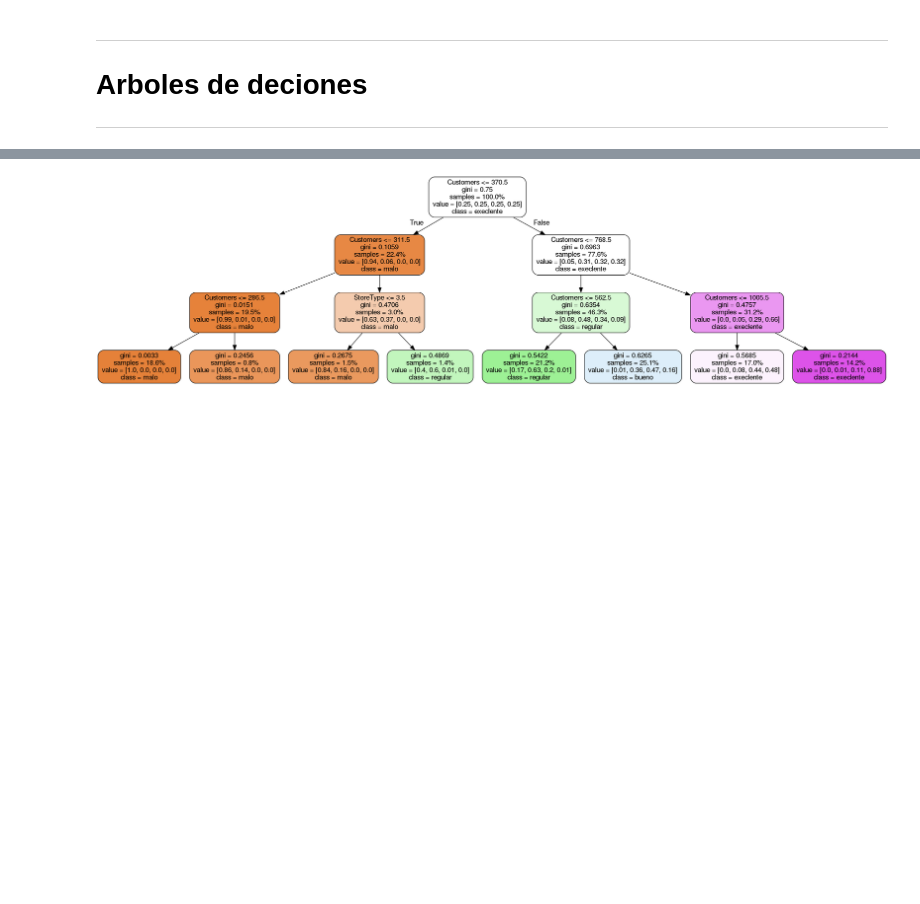
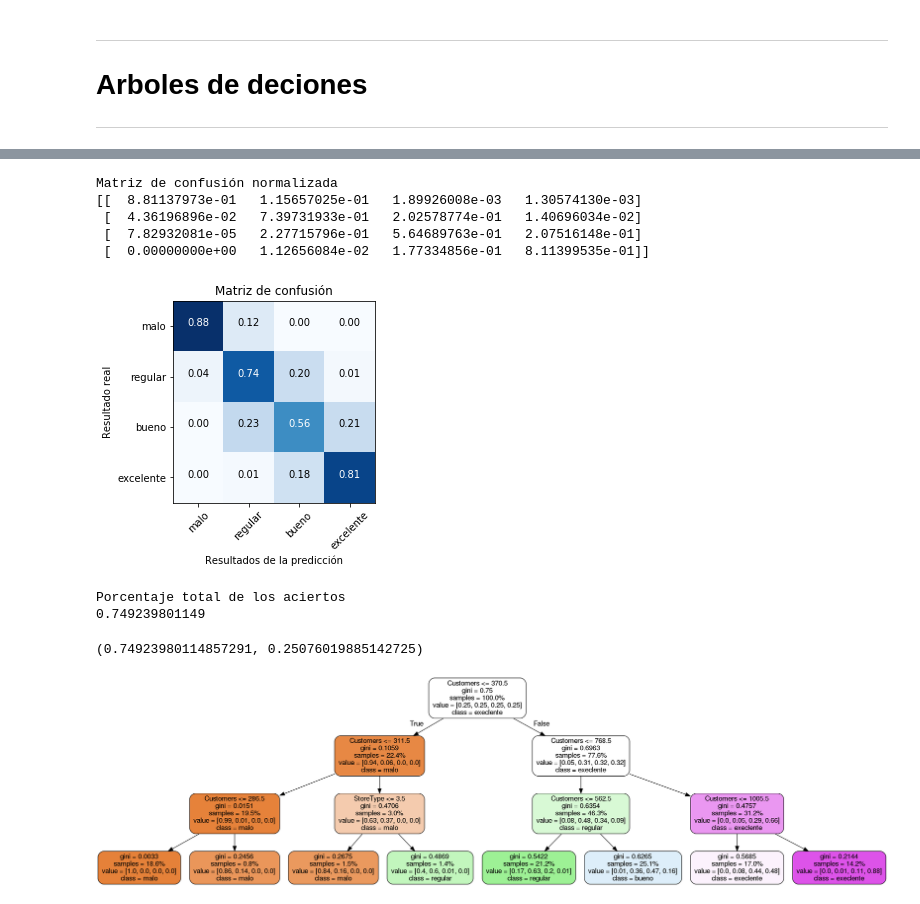
Before and after one commit to fmedel/Mineria-de-datos, a Jupyter notebook: jypiter/work/proyecto-farmacia/todos-datos/Modelos.ipynb, the cells around one changed output, grey strips where cells are left out. Drawn from its saved outputs; the diff is of its cells as text; code cells hidden in the pictures; blank space fills up the shorter version.

```diff
--- a/jypiter/work/proyecto-farmacia/todos-datos/Modelos.ipynb
+++ b/jypiter/work/proyecto-farmacia/todos-datos/Modelos.ipynb
@@ -96 +96,13 @@ Porcentaje total de los aciertos
+# %%
+plot_confusion_matrix(cnf_matrix, classes=labels_string, normalize=True)
+# %% [output]
+Matriz de confusión normalizada
+[[  8.81137973e-01   1.15657025e-01   1.89926008e-03   1.30574130e-03]
+ [  4.36196896e-02   7.39731933e-01   2.02578774e-01   1.40696034e-02]
+ [  7.82932081e-05   2.27715796e-01   5.64689763e-01   2.07516148e-01]
+ [  0.00000000e+00   1.12656084e-02   1.77334856e-01   8.11399535e-01]]
+[figure, added]
+Porcentaje total de los aciertos
+0.749239801149
+(0.74923980114857291, 0.25076019885142725)
 # %%
```
Also changed, not shown: parts of 9 cells of this notebook, 1 other file.
